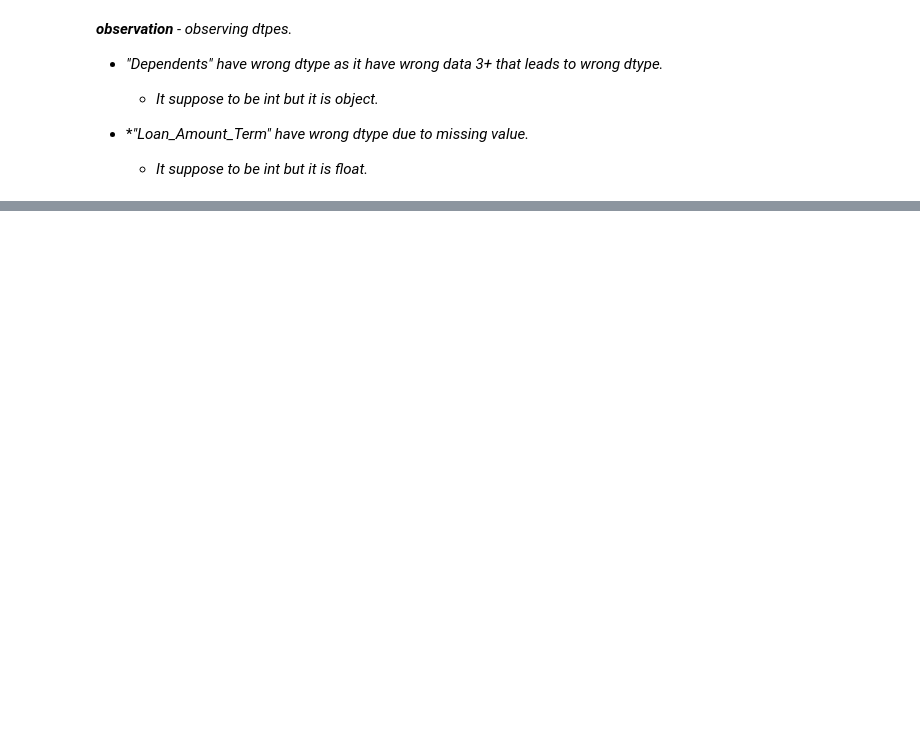
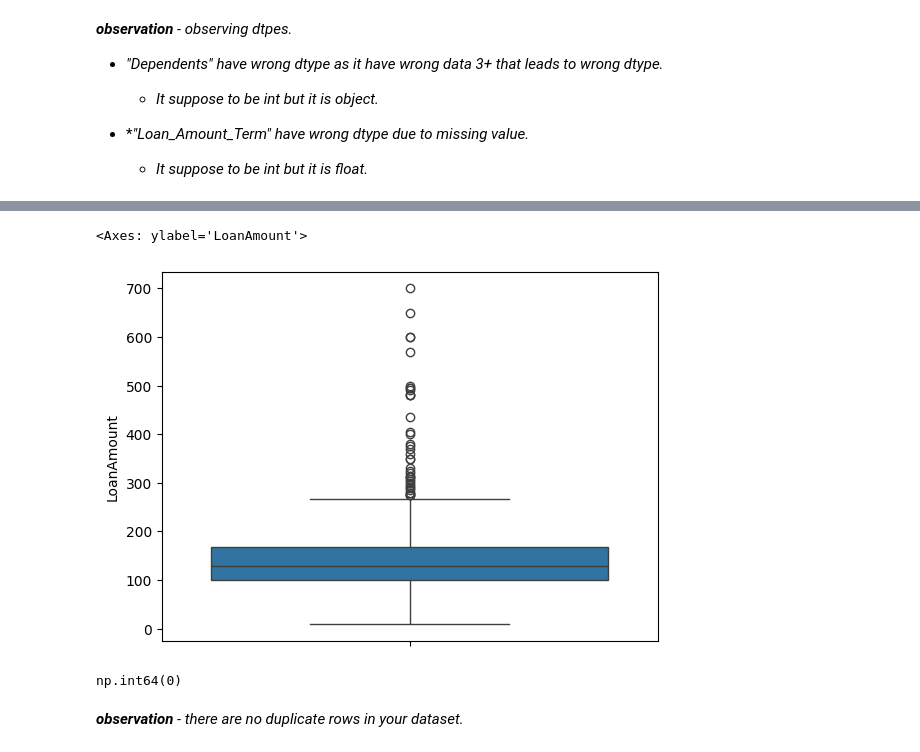
Before and after one commit to SAKSHISAAHU/Data_Analytics, a Jupyter notebook: 9.project/1.prj_with_py.ipynb, the cells around one changed output, grey strips where cells are left out. Cells and saved outputs as stored; diff of their text form; code cells hidden in the pictures; blank space fills up the shorter version.

```diff
--- a/9.project/1.prj_with_py.ipynb
+++ b/9.project/1.prj_with_py.ipynb
@@ -354,0 +424,11 @@ memory usage: 62.5+ KB
+# %%
+sn.boxplot(df['LoanAmount'])
+# %% [output]
+<Axes: ylabel='LoanAmount'>
+[figure, added]
+# %%
+df.duplicated().sum()
+# %% [output]
+np.int64(0)
+# %% [markdown]
+***observation** - there are no duplicate rows in your dataset.*
```
Also changed, not shown: parts of 48 cells of this notebook.
